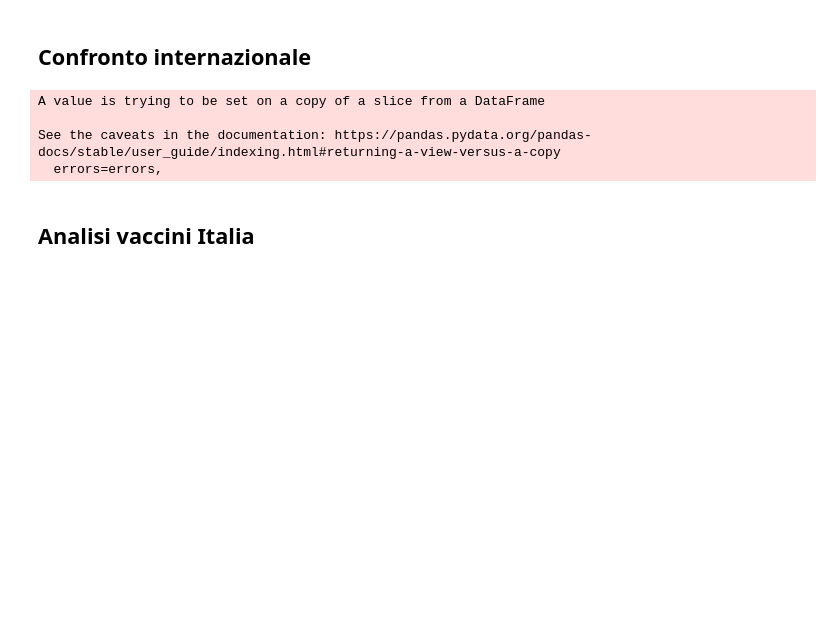
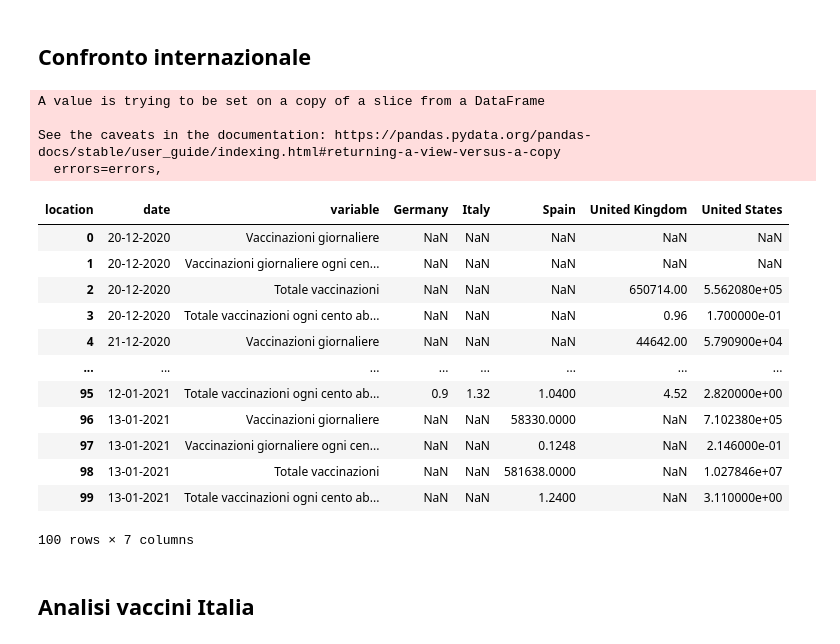
Before and after one commit to vincnardelli/covstat, a Jupyter notebook: covstat_vaccini.ipynb, the cells around one changed output. Drawn from its saved outputs; the diff is of its cells as text; code cells hidden in the pictures; blank space fills up the shorter version.

```diff
--- a/covstat_vaccini.ipynb
+++ b/covstat_vaccini.ipynb
@@ -58,25 +68,41 @@ See the caveats in the documentation: https://pandas.pydata.org/pandas-docs/stab
 # %% [markdown]
 ## Confronto internazionale
+# %%
+vaccinations['daily_vaccinations_per_million'] = vaccinations['daily_vaccinations_per_million']/10000
 # %%
 stati = ['Italy', 'Germany', 'United Kingdom', 'Spain', 'United States']
 df = vaccinations[vaccinations.location.isin(stati)]
 df.drop(columns=['iso_code',
                  'people_fully_vaccinated', 'daily_vaccinations_raw', 'people_vaccinated', 'people_vaccinated_per_hundred',
                  'people_fully_vaccinated_per_hundred'], inplace=True)
 df = df.melt(id_vars = ['location', 'date'])
 df = df.pivot(index = ['date', 'variable'], columns = 'location', values= 'value')
 df.reset_index(inplace=True)
 df.date = pd.to_datetime(df.date).dt.strftime('%d-%m-%Y')
 df.loc[df['variable'] == 'daily_vaccinations', ['variable']] = "Vaccinazioni giornaliere"
-df.loc[df['variable'] == 'daily_vaccinations_per_million', ['variable']] = "Vaccinazioni giornaliere ogni milione ab"
+df.loc[df['variable'] == 'daily_vaccinations_per_million', ['variable']] = "Vaccinazioni giornaliere ogni cento abitanti"
 df.loc[df['variable'] == 'total_vaccinations', ['variable']] = "Totale vaccinazioni"
 df.loc[df['variable'] == 'total_vaccinations_per_hundred', ['variable']] = "Totale vaccinazioni ogni cento abitanti"
 df.to_csv("confronto_stati.csv")
+df
 # %% [output]
 A value is trying to be set on a copy of a slice from a DataFrame
 
 See the caveats in the documentation: https://pandas.pydata.org/pandas-docs/stable/user_guide/indexing.html#returning-a-view-versus-a-copy
   errors=errors,
+| location | date | variable | Germany | Italy | Spain | United Kingdom | United States |
+| 0 | 20-12-2020 | Vaccinazioni giornaliere | NaN | NaN | NaN | NaN | NaN |
+| 1 | 20-12-2020 | Vaccinazioni giornaliere ogni cen... | NaN | NaN | NaN | NaN | NaN |
+| 2 | 20-12-2020 | Totale vaccinazioni | NaN | NaN | NaN | 650714.00 | 5.562080e+05 |
+| 3 | 20-12-2020 | Totale vaccinazioni ogni cento ab... | NaN | NaN | NaN | 0.96 | 1.700000e-01 |
+| 4 | 21-12-2020 | Vaccinazioni giornaliere | NaN | NaN | NaN | 44642.00 | 5.790900e+04 |
+| ... | ... | ... | ... | ... | ... | ... | ... |
+| 95 | 12-01-2021 | Totale vaccinazioni ogni cento ab... | 0.9 | 1.32 | 1.0400 | 4.52 | 2.820000e+00 |
+| 96 | 13-01-2021 | Vaccinazioni giornaliere | NaN | NaN | 58330.0000 | NaN | 7.102380e+05 |
+| 97 | 13-01-2021 | Vaccinazioni giornaliere ogni cen... | NaN | NaN | 0.1248 | NaN | 2.146000e-01 |
+| 98 | 13-01-2021 | Totale vaccinazioni | NaN | NaN | 581638.0000 | NaN | 1.027846e+07 |
+| 99 | 13-01-2021 | Totale vaccinazioni ogni cento ab... | NaN | NaN | 1.2400 | NaN | 3.110000e+00 |
+100 rows × 7 columns
 # %%
 df[df['variable'].isin(['Totale vaccinazioni', 'Totale vaccinazioni ogni cento abitanti'])].to_csv("confronto_stati_totale.csv")
 df[df['variable'].isin(['Vaccinazioni giornaliere', 'Vaccinazioni giornaliere ogni milione ab'])].to_csv("confronto_stati_incremento.csv")
```
Also changed, not shown: parts of 2 cells of this notebook.
